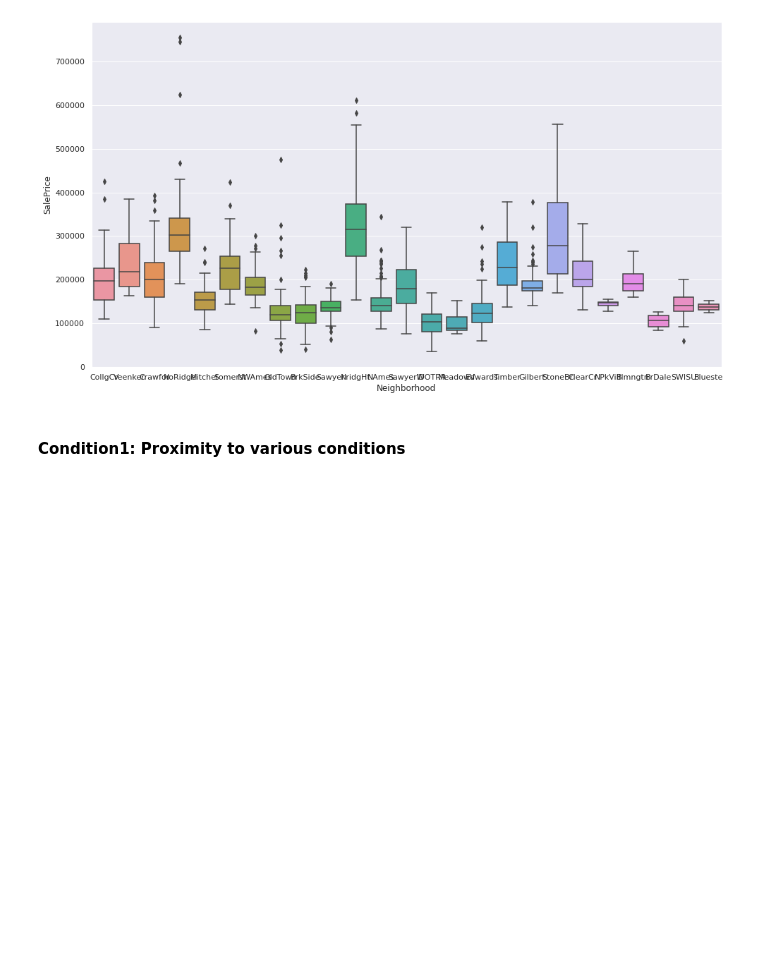
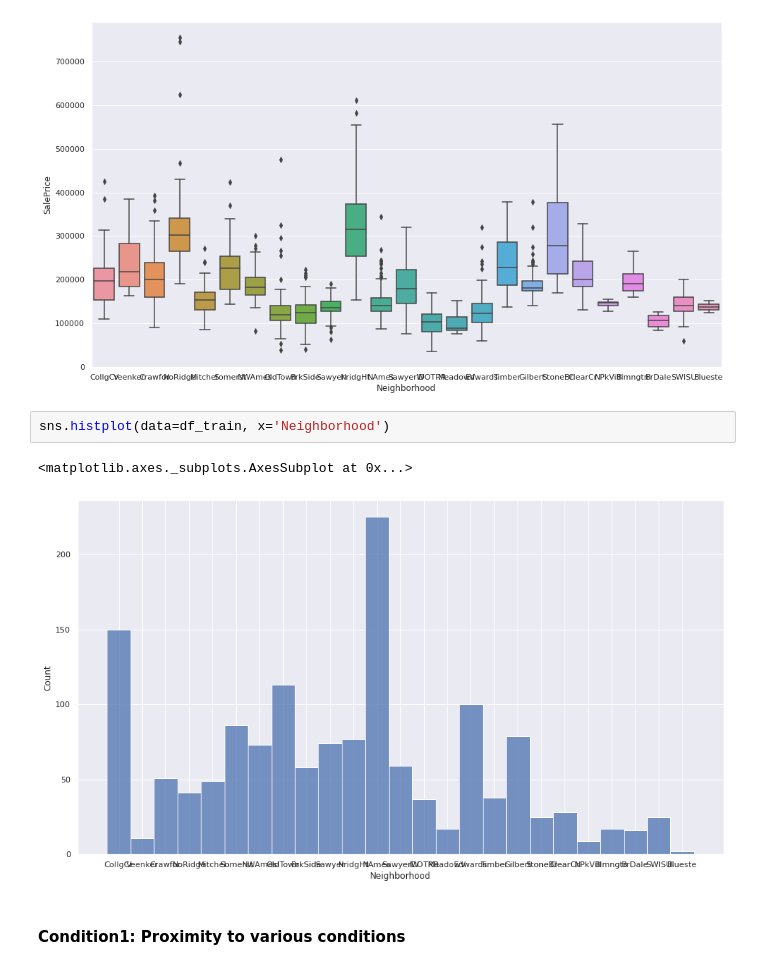
Before and after one commit to snaylix/House-prices-prediction, a Jupyter notebook: 2021-07-17_House-Prices_Prediction_01_EDA.ipynb, the cells around one changed output. Cells and saved outputs as stored; diff of their text form; blank space fills up the shorter version.

```diff
--- a/2021-07-17_House-Prices_Prediction_01_EDA.ipynb
+++ b/2021-07-17_House-Prices_Prediction_01_EDA.ipynb
@@ -328,6 +378,11 @@ create_plot('LandSlope', 'boxplot')
 create_plot('Neighborhood', 'boxplot')
 # %% [output]
 [figure]
+# %%
+sns.histplot(data=df_train, x='Neighborhood')
+# %% [output]
+<matplotlib.axes._subplots.AxesSubplot at 0x...>
+[figure, added]
 # %% [markdown]
 #### Condition1: Proximity to various conditions
 # %% [markdown]
```
Also changed, not shown: parts of 16 cells of this notebook.
